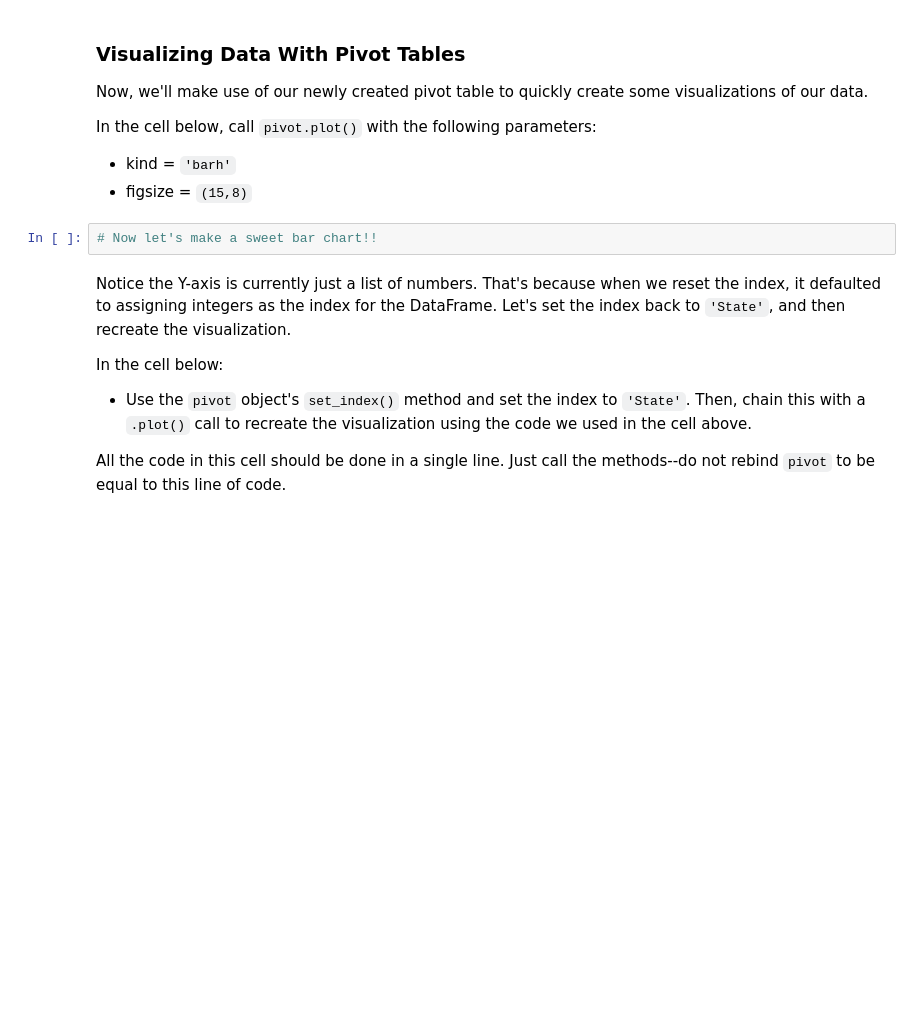
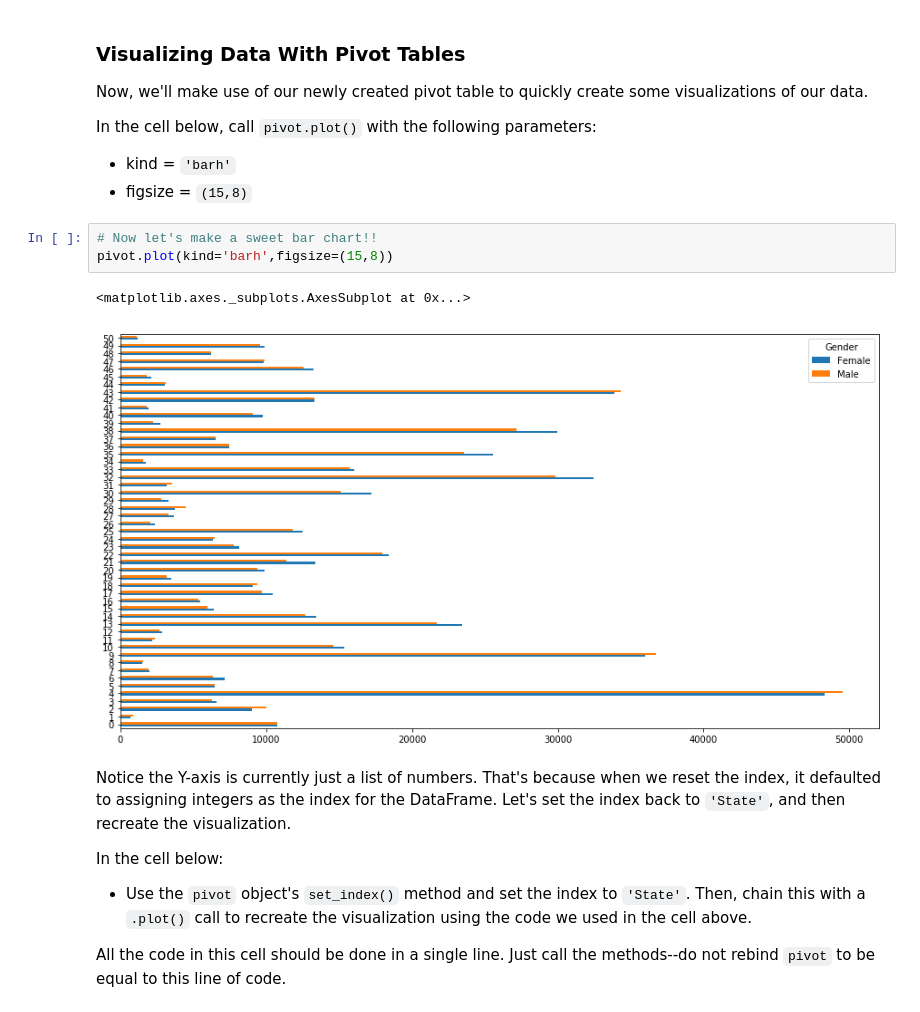
Before and after one commit to jnawjux/dsc-1-04-09-pivot-tables-with-pandas-lab-seattle-ds-career-040119, a Jupyter notebook: index.ipynb, the cells around one changed output. Drawn from its saved outputs; the diff is of its cells as text; blank space fills up the shorter version.

```diff
--- a/index.ipynb
+++ b/index.ipynb
@@ -423,6 +423,10 @@ In the cell below, call `pivot.plot()` with the following parameters:
 * figsize = `(15,8)`
 # %%
 # Now let's make a sweet bar chart!!
+pivot.plot(kind='barh',figsize=(15,8))
+# %% [output]
+<matplotlib.axes._subplots.AxesSubplot at 0x...>
+[figure, added]
 # %% [markdown]
 Notice the Y-axis is currently just a list of numbers.  That's because when we reset the index, it defaulted to assigning integers as the index for the DataFrame.  Let's set the index back to `'State'`, and then recreate the visualization.
 
```
